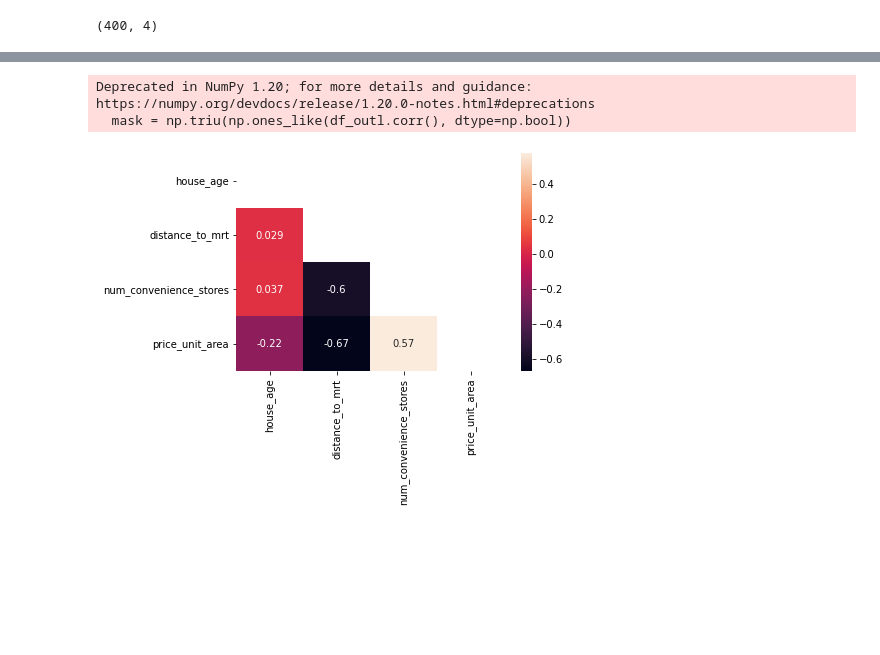
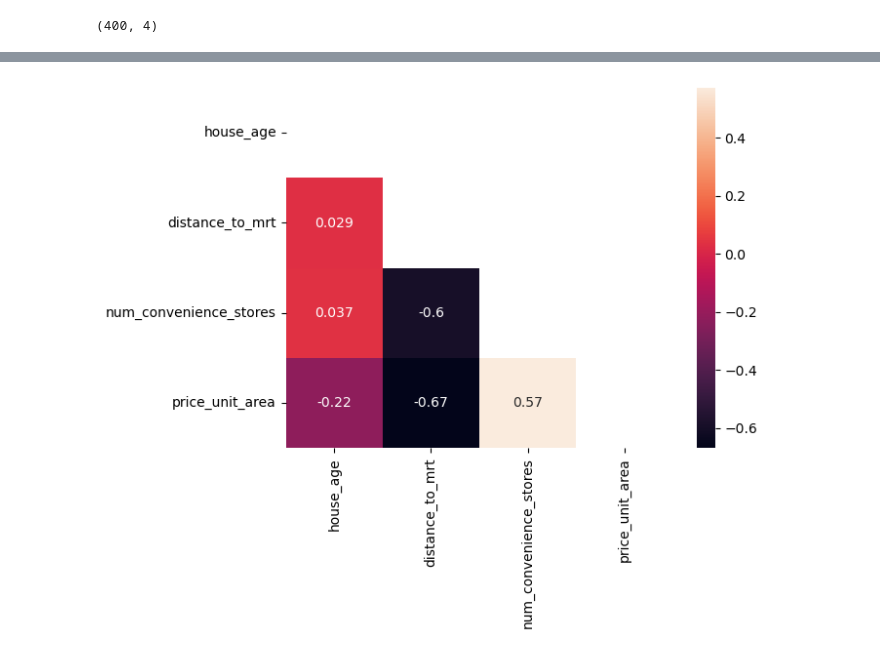
Before and after one commit to NevesLaura-NP/real-state-pricing, a Jupyter notebook: code/data_prep/02clean.ipynb, the cells around one changed output, grey strips where cells are left out. Drawn from its saved outputs; the diff is of its cells as text; code cells hidden in the pictures; blank space fills up the shorter version.

```diff
--- a/code/data_prep/02clean.ipynb
+++ b/code/data_prep/02clean.ipynb
@@ -58,14 +58,14 @@ selected = ["lat", "long", "No"]
 
 # TODO: Drop the selected columns
 # documentation: https://pandas.pydata.org/docs/reference/api/pandas.DataFrame.drop.html
-df_drop = ...
+df_drop = df_rename.drop(selected, axis=1)
 # %%
 # remove quotes from sample
 df_drop["distance_to_mrt"] = df_drop["distance_to_mrt"].str.strip("\"")
 
 # TODO: convert the "distance_to_mrt" column to the "float" datatype
 # documentation: https://pandas.pydata.org/docs/reference/api/pandas.DataFrame.astype.html
-df_drop["distance_to_mrt"] =
+df_drop["distance_to_mrt"] = df_drop["distance_to_mrt"].astype(float)
 # %%
 # check current "shape" of dataframe
 df_drop.shape
@@ -72,7 +74,7 @@ df_drop.shape
 # %%
 # TODO: Remove missing values from this dataframe
 # documentation: https://pandas.pydata.org/docs/reference/api/pandas.DataFrame.dropna.html
-...
+df_drop = df_drop.dropna()
 
 # check shape again
 df_drop.shape
@@ -100,7 +114,7 @@ df_outl.shape
 
 # TODO: implement this logic in the brackets
 # documentation: https://pandas.pydata.org/docs/user_guide/indexing.html#boolean-indexing
-df_outl = df_outl[...]
+df_outl = df_outl[df_outl.num_convenience_stores < 100]
 df_outl.shape
 # %% [output]
 (401, 4)
@@ -147,9 +182,7 @@ df_outl.shape
 # %%
-mask = np.triu(np.ones_like(df_outl.corr(), dtype=np.bool))
+mask = np.triu(np.ones_like(df_outl.corr(), dtype=np.bool_))
 
 sns.heatmap(df_outl.corr(), annot=True, mask=mask)
 plt.show()
 # %% [output]
-Deprecated in NumPy 1.20; for more details and guidance: https://numpy.org/devdocs/release/1.20.0-notes.html#deprecations
-  mask = np.triu(np.ones_like(df_outl.corr(), dtype=np.bool))
-[figure, old version]
+[figure, new version]
```
Also changed, not shown: parts of 13 cells of this notebook, 9 other files.
